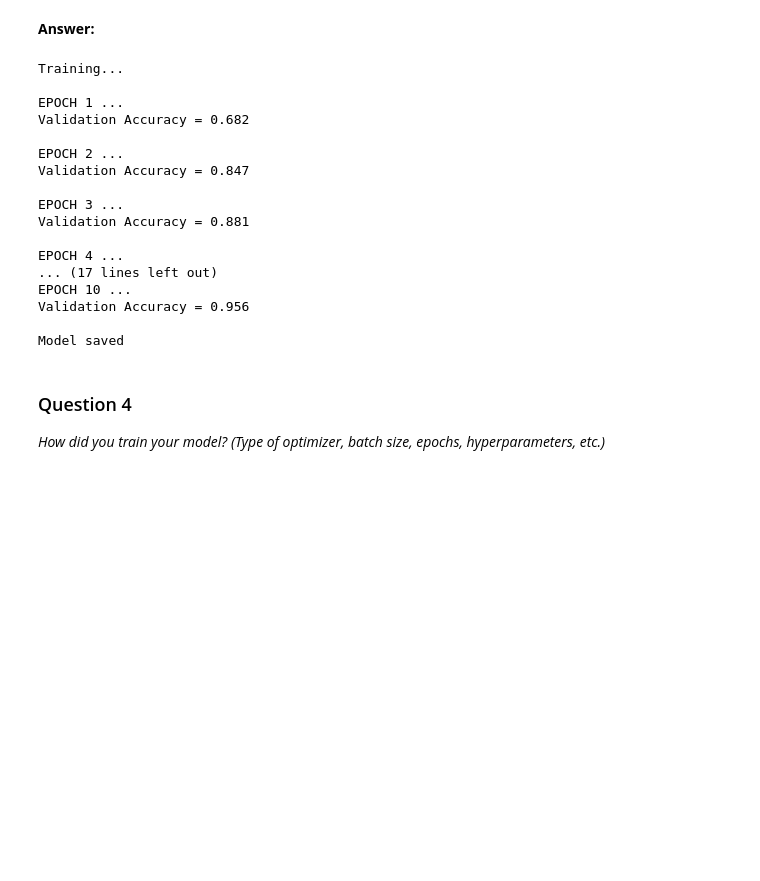
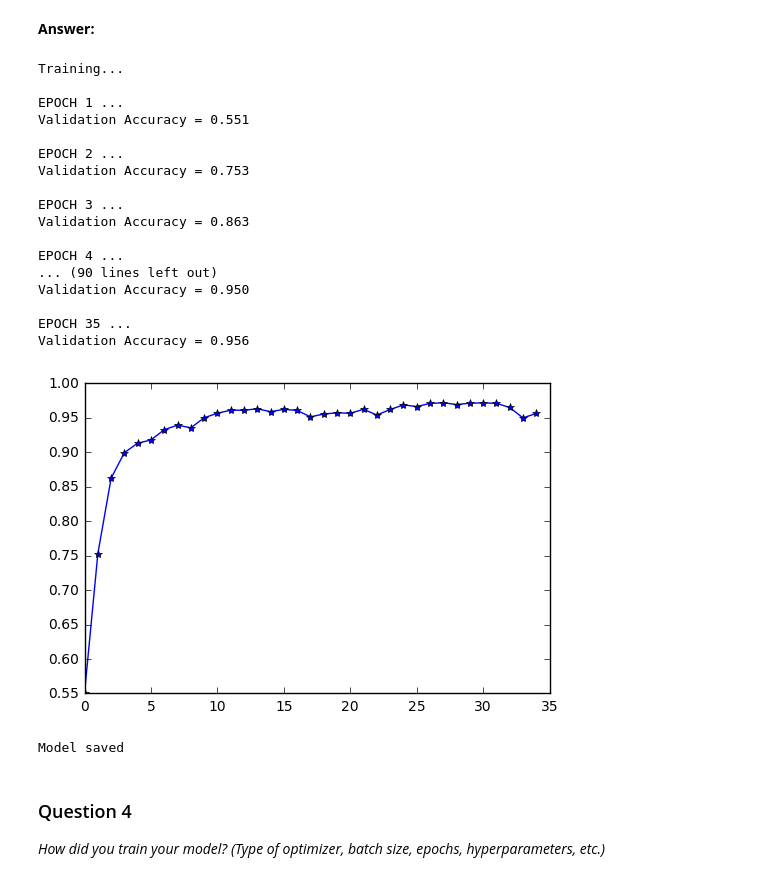
Before and after one commit to amakhlin/CarND-Traffic-Sign-Classifier-Project, a Jupyter notebook: Traffic_Sign_Classifier.ipynb, the cells around one changed output. Drawn from its saved outputs; the diff is of its cells as text; code cells hidden in the pictures; blank space fills up the shorter version.

```diff
--- a/Traffic_Sign_Classifier.ipynb
+++ b/Traffic_Sign_Classifier.ipynb
@@ -179,7 +202,7 @@ _Describe how you set up the training, validation and testing data for your mode
 
 import tensorflow as tf
 
-EPOCHS = 10
+EPOCHS = 35
 BATCH_SIZE = 128
 # %%
 from tensorflow.contrib.layers import flatten
@@ -189,8 +212,11 @@ def LeNet(x):
     mu = 0
     sigma = 0.1
 
-    # SOLUTION: Layer 1: Convolutional. Input = 32x32x3. Output = 28x28x6.
-    conv1_W = tf.Variable(tf.truncated_normal(shape=(5, 5, 3, 6), mean = mu, stddev = sigma))
+    ## SOLUTION: Layer 1: Convolutional. Input = 32x32x3. Output = 28x28x6.
+    ##conv1_W = tf.Variable(tf.truncated_normal(shape=(5, 5, 3, 6), mean = mu, stddev = sigma))
+
+    # SOLUTION: Layer 1: Convolutional. Input = 32x32x1. Output = 28x28x6.
+    conv1_W = tf.Variable(tf.truncated_normal(shape=(5, 5, 1, 6), mean = mu, stddev = sigma))
     conv1_b = tf.Variable(tf.zeros(6))
     conv1   = tf.nn.conv2d(x, conv1_W, strides=[1, 1, 1, 1], padding='VALID') + conv1_b
 
@@ -211,11 +237,16 @@ def LeNet(x):
     # SOLUTION: Pooling. Input = 10x10x16. Output = 5x5x16.
     conv2 = tf.nn.max_pool(conv2, ksize=[1, 2, 2, 1], strides=[1, 2, 2, 1], padding='VALID')
 
-    # SOLUTION: Flatten. Input = 5x5x16. Output = 400.
-    fc0   = flatten(conv2)
+    ## SOLUTION: Flatten. Input = 5x5x16. Output = 400.
+    ##fc0   = flatten(conv2)
+    # input from stage 2 = 10x10x16, input from stage 1 = 14x14x6
+    #tf.concat(0, [t1, t2])
+    fc0 = tf.concat(1, [flatten(conv2), flatten(conv1)])
 
-    # SOLUTION: Layer 3: Fully Connected. Input = 400. Output = 120.
-    fc1_W = tf.Variable(tf.truncated_normal(shape=(400, 120), mean = mu, stddev = sigma))
+    ## SOLUTION: Layer 3: Fully Connected. Input = 400. Output = 120.
+    #fc1_W = tf.Variable(tf.truncated_normal(shape=(400, 120), mean = mu, stddev = sigma))
+    # Layer 3: Fully Connected. Input = 1576. Output = 120.
+    fc1_W = tf.Variable(tf.truncated_normal(shape=(1576, 120), mean = mu, stddev = sigma))
     fc1_b = tf.Variable(tf.zeros(120))
     fc1   = tf.matmul(fc0, fc1_W) + fc1_b
 
@@ -237,7 +268,8 @@ def LeNet(x):
 
     return logits
 # %%
-x = tf.placeholder(tf.float32, (None, 32, 32, 3))
+#x = tf.placeholder(tf.float32, (None, 32, 32, 3))
+x = tf.placeholder(tf.float32, (None, 32, 32, 1))
 y = tf.placeholder(tf.int32, (None))
 one_hot_y = tf.one_hot(y, 43)
 # %% [markdown]
@@ -251,12 +283,13 @@ _What does your final architecture look like? (Type of model, layers, sizes, con
 ### Train your model here.
 ### Feel free to use as many code cells as needed.
 
-rate = 0.001
+
+adaptive_rate = tf.placeholder(tf.float32, shape=[])
 
 logits = LeNet(x)
 cross_entropy = tf.nn.softmax_cross_entropy_with_logits(logits, one_hot_y)
 loss_operation = tf.reduce_mean(cross_entropy)
-optimizer = tf.train.AdamOptimizer(learning_rate = rate)
+optimizer = tf.train.AdamOptimizer(learning_rate = adaptive_rate)
 training_operation = optimizer.minimize(loss_operation)
 # %%
 correct_prediction = tf.equal(tf.argmax(logits, 1), tf.argmax(one_hot_y, 1))
@@ -272,48 +305,61 @@ def evaluate(X_data, y_data):
         total_accuracy += (accuracy * len(batch_x))
     return total_accuracy / num_examples
 # %%
+rate = 0.001
+
 with tf.Session() as sess:
+    va = np.array([])
     sess.run(tf.global_variables_initializer())
     num_examples = len(X_train)
 
     print("Training...")
     print()
     for i in range(EPOCHS):
+        if i == 10:
+            rate = rate / 2.
+        #if i == 20:
+        #    rate = rate / 2.
         X_train, y_train = shuffle(X_train, y_train)
         for offset in range(0, num_examples, BATCH_SIZE):
             end = offset + BATCH_SIZE
             batch_x, batch_y = X_train[offset:end], y_train[offset:end]
-            sess.run(training_operation, feed_dict={x: batch_x, y: batch_y})
+            sess.run(training_operation, feed_dict={x: batch_x, y: batch_y, adaptive_rate: rate})
 
         validation_accuracy = evaluate(X_validation, y_validation)
         print("EPOCH {} ...".format(i+1))
         print("Validation Accuracy = {:.3f}".format(validation_accuracy))
         print()
+        va = np.append(va, validation_accuracy)
+
+    plt.plot(va,'-*')
+    plt.show()
 
     try:
         saver
     except NameError:
         saver = tf.train.Saver()
-    saver.save(sess, 'lenet')
+    saver.save(sess, 'lenet.ckpt')
     print("Model saved")
 # %% [output]
 Training...
 
 EPOCH 1 ...
-Validation Accuracy = 0.682
+Validation Accuracy = 0.551
 
 EPOCH 2 ...
-Validation Accuracy = 0.847
+Validation Accuracy = 0.753
 
 EPOCH 3 ...
-Validation Accuracy = 0.881
+Validation Accuracy = 0.863
 
 EPOCH 4 ...
-... (17 lines left out)
-EPOCH 10 ...
+... (90 lines left out)
+Validation Accuracy = 0.950
+
+EPOCH 35 ...
 Validation Accuracy = 0.956
-
-Model saved
+[figure, added]
+Model saved
 # %% [markdown]
 ### Question 4
 
```
Also changed, not shown: parts of 12 cells of this notebook, 5 other files.
